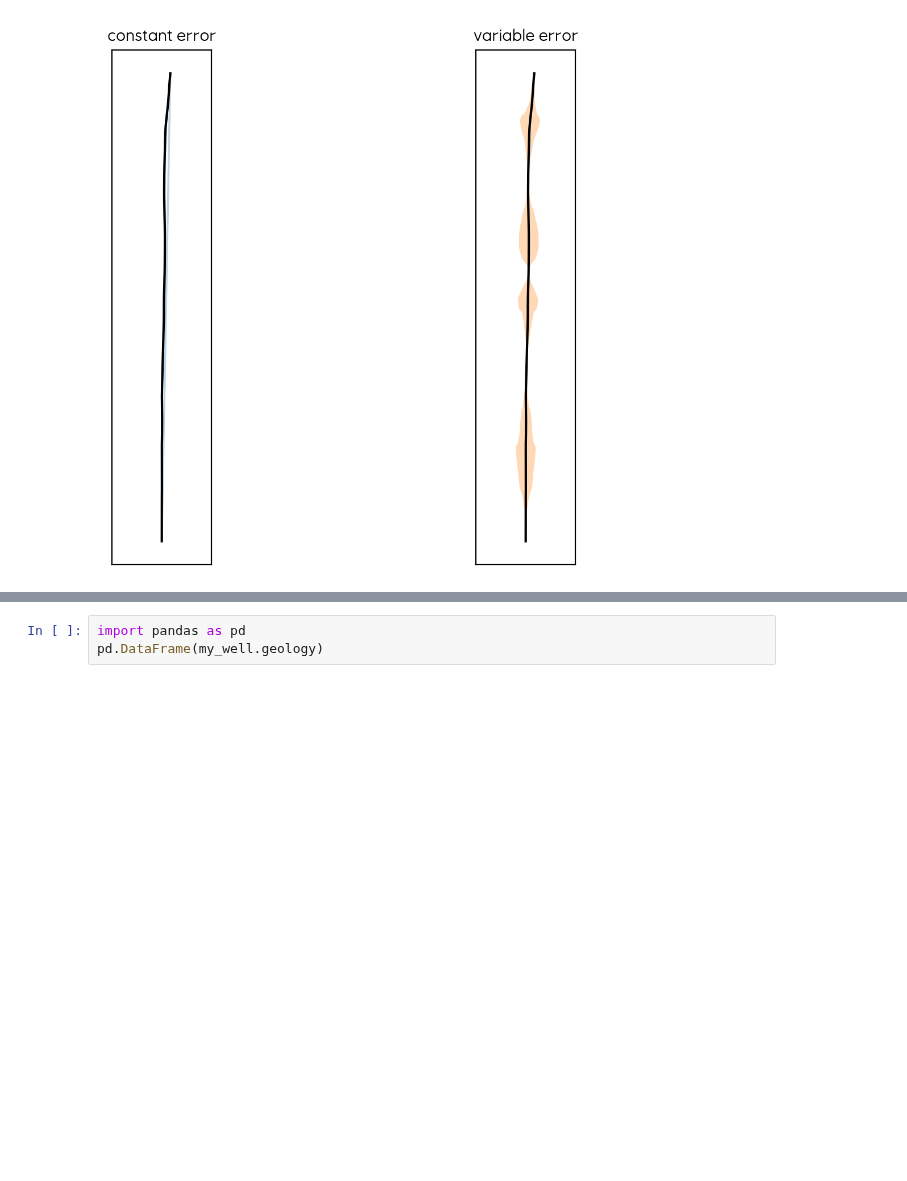
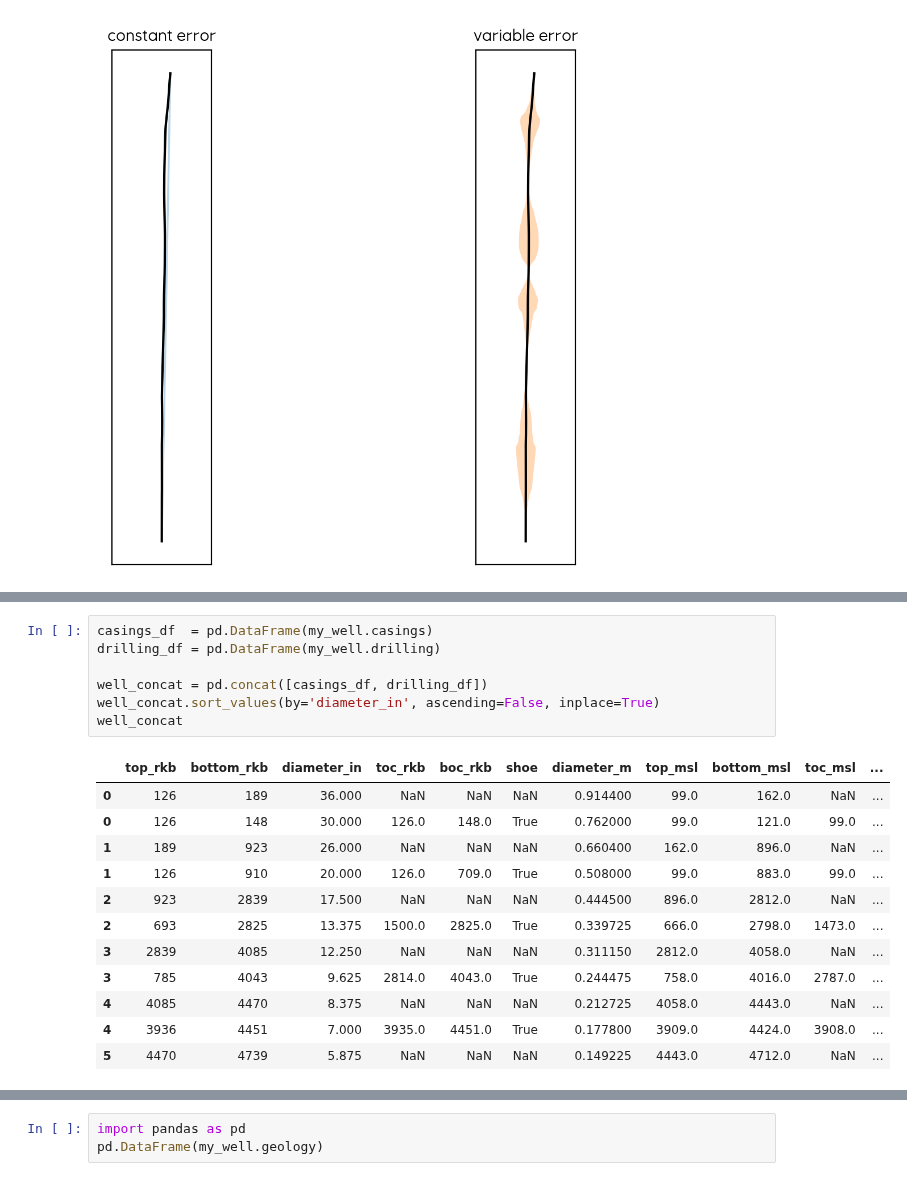
Before and after one commit to equinor/WINC_OnePager, a Jupyter notebook: notebooks/Pressure-WellClass_test.ipynb, the cells around one changed output, grey strips where cells are left out. Saved outputs shown, nothing was run; the diff lists cells and outputs as text; blank space fills up the shorter version.

```diff
--- a/notebooks/Pressure-WellClass_test.ipynb
+++ b/notebooks/Pressure-WellClass_test.ipynb
@@ -317,0 +428,20 @@ fig.subplots_adjust(wspace=0)
+# %%
+casings_df  = pd.DataFrame(my_well.casings)
+drilling_df = pd.DataFrame(my_well.drilling)
+
+well_concat = pd.concat([casings_df, drilling_df])
+well_concat.sort_values(by='diameter_in', ascending=False, inplace=True)
+well_concat
+# %% [output]
+|  | top_rkb | bottom_rkb | diameter_in | toc_rkb | boc_rkb | shoe | diameter_m | top_msl | bottom_msl | toc_msl | ... |
+| 0 | 126 | 189 | 36.000 | NaN | NaN | NaN | 0.914400 | 99.0 | 162.0 | NaN | ... |
+| 0 | 126 | 148 | 30.000 | 126.0 | 148.0 | True | 0.762000 | 99.0 | 121.0 | 99.0 | ... |
+| 1 | 189 | 923 | 26.000 | NaN | NaN | NaN | 0.660400 | 162.0 | 896.0 | NaN | ... |
+| 1 | 126 | 910 | 20.000 | 126.0 | 709.0 | True | 0.508000 | 99.0 | 883.0 | 99.0 | ... |
+| 2 | 923 | 2839 | 17.500 | NaN | NaN | NaN | 0.444500 | 896.0 | 2812.0 | NaN | ... |
+| 2 | 693 | 2825 | 13.375 | 1500.0 | 2825.0 | True | 0.339725 | 666.0 | 2798.0 | 1473.0 | ... |
+| 3 | 2839 | 4085 | 12.250 | NaN | NaN | NaN | 0.311150 | 2812.0 | 4058.0 | NaN | ... |
+| 3 | 785 | 4043 | 9.625 | 2814.0 | 4043.0 | True | 0.244475 | 758.0 | 4016.0 | 2787.0 | ... |
+| 4 | 4085 | 4470 | 8.375 | NaN | NaN | NaN | 0.212725 | 4058.0 | 4443.0 | NaN | ... |
+| 4 | 3936 | 4451 | 7.000 | 3935.0 | 4451.0 | True | 0.177800 | 3909.0 | 4424.0 | 3908.0 | ... |
+| 5 | 4470 | 4739 | 5.875 | NaN | NaN | NaN | 0.149225 | 4443.0 | 4712.0 | NaN | ... |
```
Also changed, not shown: parts of 16 cells of this notebook.
